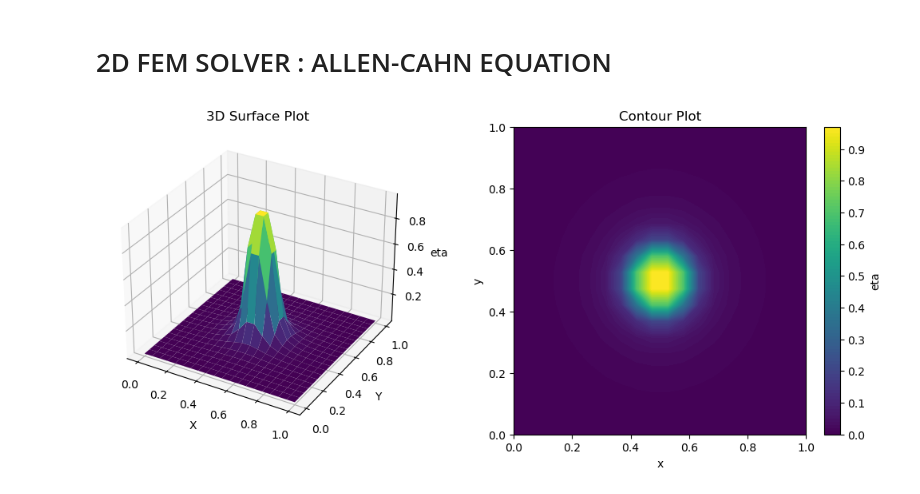
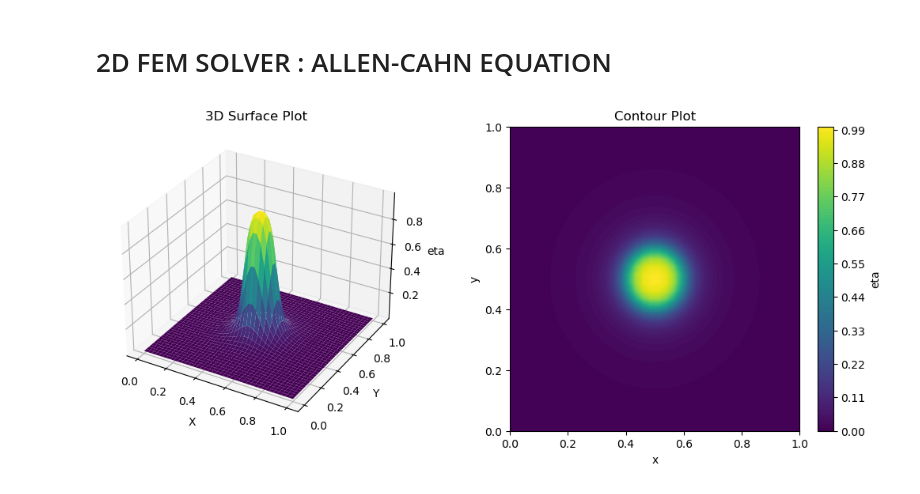
Before and after one commit to ananthkrishna96/Python-Allen-Cahn-FEM-Solver, a Jupyter notebook: 2D FEM SOLVER ALLEN-CAHN.ipynb, the cells around one changed output. Drawn from its saved outputs; the diff is of its cells as text; code cells hidden in the pictures.

```diff
--- a/2D FEM SOLVER ALLEN-CAHN.ipynb
+++ b/2D FEM SOLVER ALLEN-CAHN.ipynb
@@ -12,9 +12,6 @@ t = sym.var('t')
 f = t**2 * (t - 1)**2
 F = f.diff(t, 1)
 F = sym.lambdify(t,F, 'numpy') #Double well Potential
-
-func0 = lambda x,y: 1/(1+100*((x-.5)**2+(y-.5)**2))
-
 
 def one_dim_M_K(x, ndofs,degree):
 
@@ -81,40 +78,41 @@ def solver(func0,eps,dt,ndofs,degree):
     return eta_2d,n
 
 
-def plot_2d(eta_2d, n, dt = 0.1, ndofs = 20):
+def plot_2d(eta_2d, n, dt = 0.1, ndofs = 40):
 
     x = np.linspace(0, 1, ndofs)
     y = np.linspace(0, 1, ndofs)
     n_steps = int(1/dt) + 1
 
     X, Y = np.meshgrid(x, y)
 
     # 3D surface plot
     eta_2d_grid = eta_2d.reshape((n_steps, n, n))
     fig = plt.figure(figsize=(13, 5))
     ax = fig.add_subplot(121, projection='3d')
     ax.plot_surface(X, Y, eta_2d_grid[-1], cmap='viridis',
                    linewidth=0.5, antialiased=True)
     ax.set_xlabel('X')
     ax.set_ylabel('Y')
     ax.set_zlabel('eta')
     ax.set_title('3D Surface Plot')
 
     # Contour plot
     eta_2d_contour = eta_2d[-1].reshape((n, n))
     fig.add_subplot(122)
     plt.contourf(X, Y, eta_2d_contour, levels=100, cmap='viridis')
     plt.colorbar(label='eta')
     plt.xlabel('x')
     plt.ylabel('y')
     plt.title('Contour Plot')
     plt.show()
 
 if __name__ == '__main__':
-    eta_2d,n = solver(func0, 0.01, 0.1, 20, 2)
+    func0 = lambda x,y: 1/(1+100*((x-.5)**2+(y-.5)**2))
+    eta_2d,n = solver(func0, 0.01, 0.1, 40, 2)
     plot_2d(eta_2d,n)
 # %% [output]
-[figure, old version]
+[figure, new version]
 # %%
 t = sym.var('t')
 f = t**2 * (t - 1)**2
```
Also changed, not shown: parts of 1 cell of this notebook, 1 other file.
